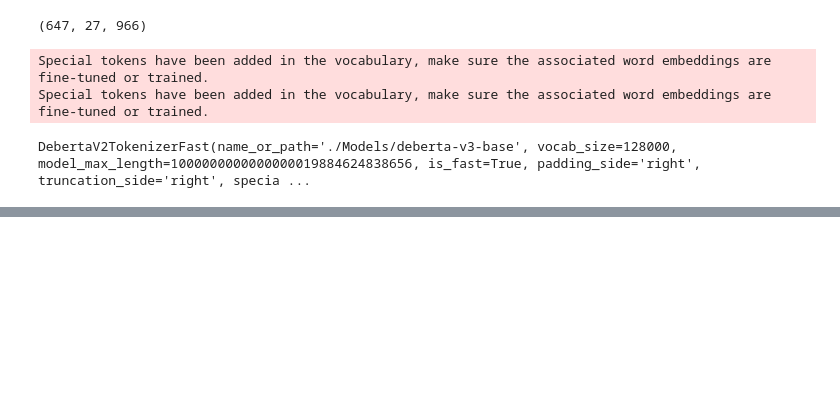
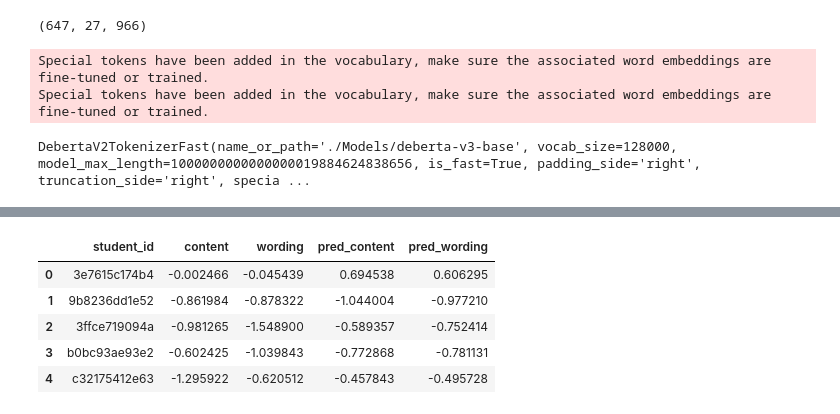
Before and after one commit to xiaosuhu/CommonLit, a Jupyter notebook: commonlit-deberta-v5-with-lgbm.ipynb, the cells around one changed output, grey strips where cells are left out. Drawn from its saved outputs; the diff is of its cells as text; code cells hidden in the pictures; blank space fills up the shorter version.

```diff
--- a/commonlit-deberta-v5-with-lgbm.ipynb
+++ b/commonlit-deberta-v5-with-lgbm.ipynb
@@ -780,6 +834,15 @@ for n_fold in range(cfg.fold):
 # %%
 oof_df = pd.concat(oof_dfs , ignore_index=True )
 oof_df.to_csv('oof_df.csv' , index = False)
+# %%
+oof_df.head()
+# %% [output]
+|  | student_id | content | wording | pred_content | pred_wording |
+| 0 | 3e7615c174b4 | -0.002466 | -0.045439 | 0.694538 | 0.606295 |
+| 1 | 9b8236dd1e52 | -0.861984 | -0.878322 | -1.044004 | -0.977210 |
+| 2 | 3ffce719094a | -0.981265 | -1.548900 | -0.589357 | -0.752414 |
+| 3 | b0bc93ae93e2 | -0.602425 | -1.039843 | -0.772868 | -0.781131 |
+| 4 | c32175412e63 | -1.295922 | -0.620512 | -0.457843 | -0.495728 |
 # %%
 y_trues_final = np.array([oof_df["content"].to_list(), oof_df['wording'].to_list()]).T
 y_preds_final  = np.array([oof_df["pred_content"].to_list(), oof_df["pred_wording"].to_list()]).T
```
Also changed, not shown: parts of 22 cells of this notebook, 2 other files.
